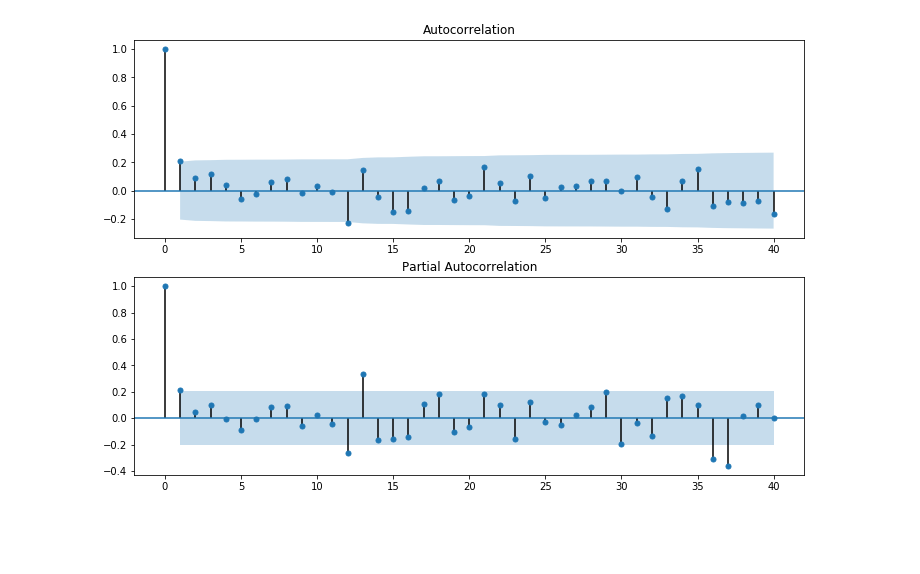
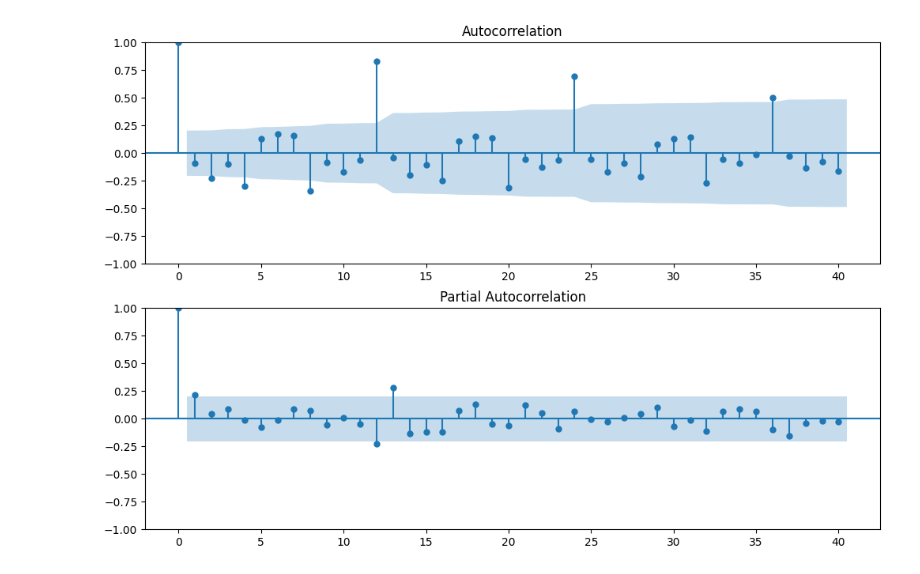
Before and after one commit to suin8606/ARIMA-model, a Jupyter notebook: ARIMA.ipynb, the cells around one changed output. Saved outputs shown, nothing was run; the diff lists cells and outputs as text; code cells hidden in the pictures; blank space fills up the shorter version.

```diff
--- a/ARIMA.ipynb
+++ b/ARIMA.ipynb
@@ -105,0 +108,5 @@ df.set_index('Month',inplace=True)
+# %%
+df["Sales First Diff"]=df["Sales"]-df["Sales"].shift(1)
+# %%
+#shifting 12months forward
+df["Seasonality Diff"]=df["Sales"]-df["Sales"].shift(12)
@@ -163,2 +185,0 @@ weak evidence against null hypothesis, time series has a unit root, indicating i
-# %%
-df['Sales First Difference'] = df['Sales'] - df['Sales'].shift(1)
@@ -185,2 +185,0 @@ Name: Sales, Length: 105, dtype: float64
-# %%
-df['Seasonal First Difference']=df['Sales']-df['Sales'].shift(12)
@@ -245,10 +190,10 @@ from statsmodels.graphics.tsaplots import plot_acf,plot_pacf
 # %%
-fig = plt.figure(figsize=(12,8))
-ax1 = fig.add_subplot(211)
-fig = sm.graphics.tsa.plot_acf(df['Seasonal First Difference'].iloc[13:],lags=40,ax=ax1)
-ax2 = fig.add_subplot(212)
-fig = sm.graphics.tsa.plot_pacf(df['Seasonal First Difference'].iloc[13:],lags=40,ax=ax2)
+fig=plt.figure(figsize=(12,8))
+ax1=fig.add_subplot(211)
+fig=sm.graphics.tsa.plot_acf(df["Sales First Diff"].iloc[13:],lags=40,ax=ax1)
+ax2=fig.add_subplot(212)
+fig=sm.graphics.tsa.plot_pacf(df["Seasonality Diff"].dropna(),lags=40,ax=ax2)
 # %% [output]
-[figure, old version]
+[figure, new version]
 # %%
 # For non-seasonal data
```
Also changed, not shown: parts of 66 cells of this notebook.
